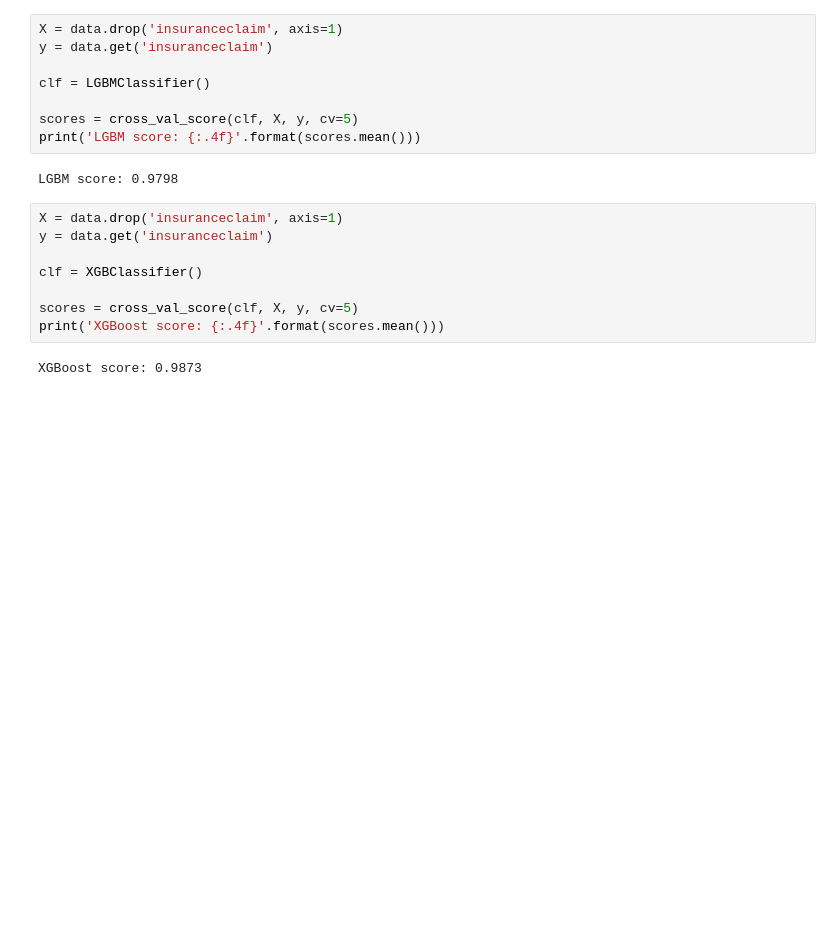
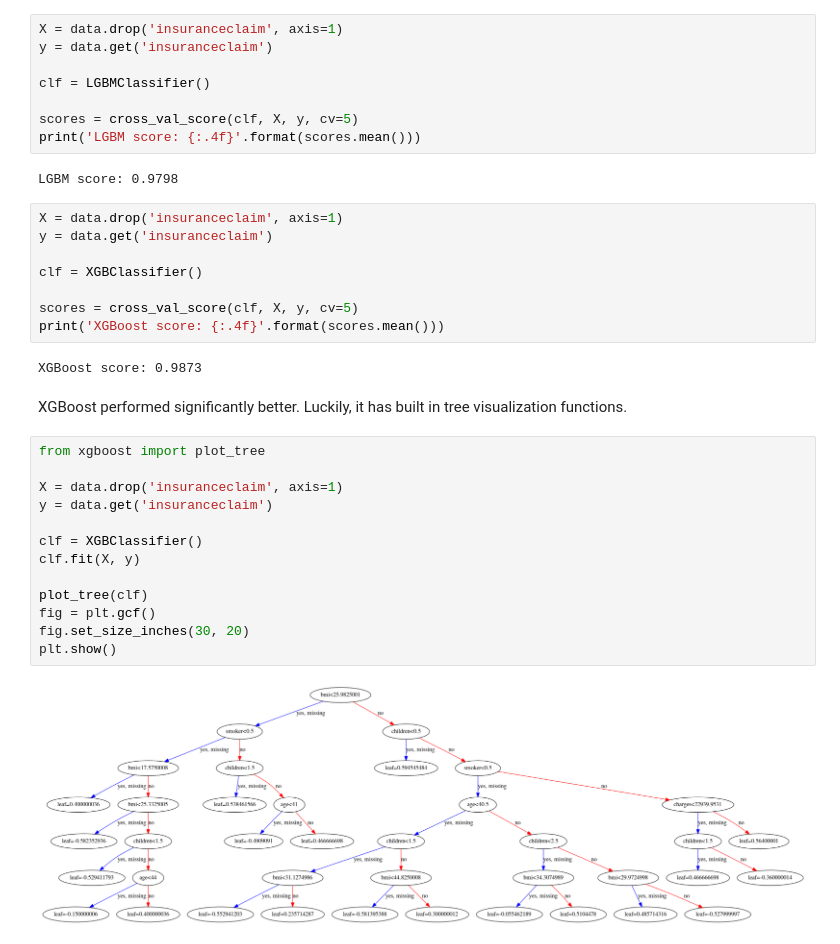
Before and after one commit to Godul/fintech-insurance-claim, a Jupyter notebook: insurance_claim.ipynb, the cells around one changed output. Saved outputs shown, nothing was run; the diff lists cells and outputs as text; blank space fills up the shorter version.

Commit message:
Add comments and decision tree visualization

```diff
--- a/insurance_claim.ipynb
+++ b/insurance_claim.ipynb
@@ -98,3 +109,20 @@ scores = cross_val_score(clf, X, y, cv=5)
 print('XGBoost score: {:.4f}'.format(scores.mean()))
 # %% [output]
 XGBoost score: 0.9873
+# %% [markdown]
+XGBoost performed significantly better. Luckily, it has built in tree visualization functions.
+# %%
+from xgboost import plot_tree
+
+X = data.drop('insuranceclaim', axis=1)
+y = data.get('insuranceclaim')
+
+clf = XGBClassifier()
+clf.fit(X, y)
+
+plot_tree(clf)
+fig = plt.gcf()
+fig.set_size_inches(30, 20)
+plt.show()
+# %% [output]
+[figure, added]
```
Also changed, not shown: parts of 7 cells of this notebook, 2 other files.
